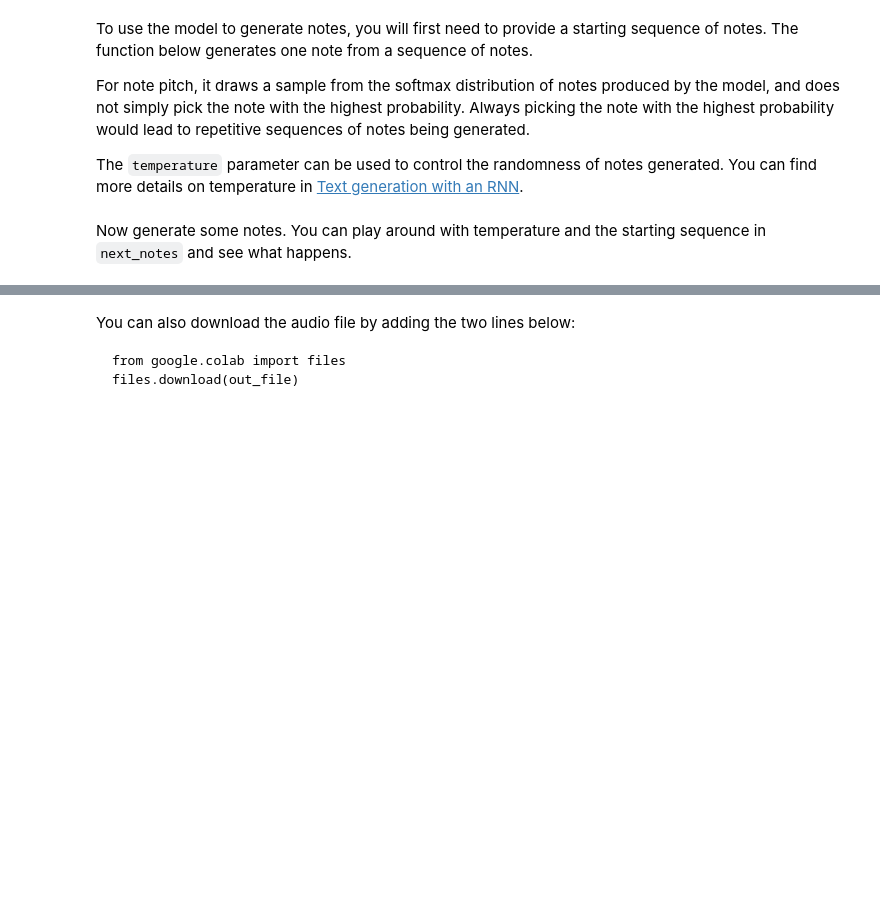
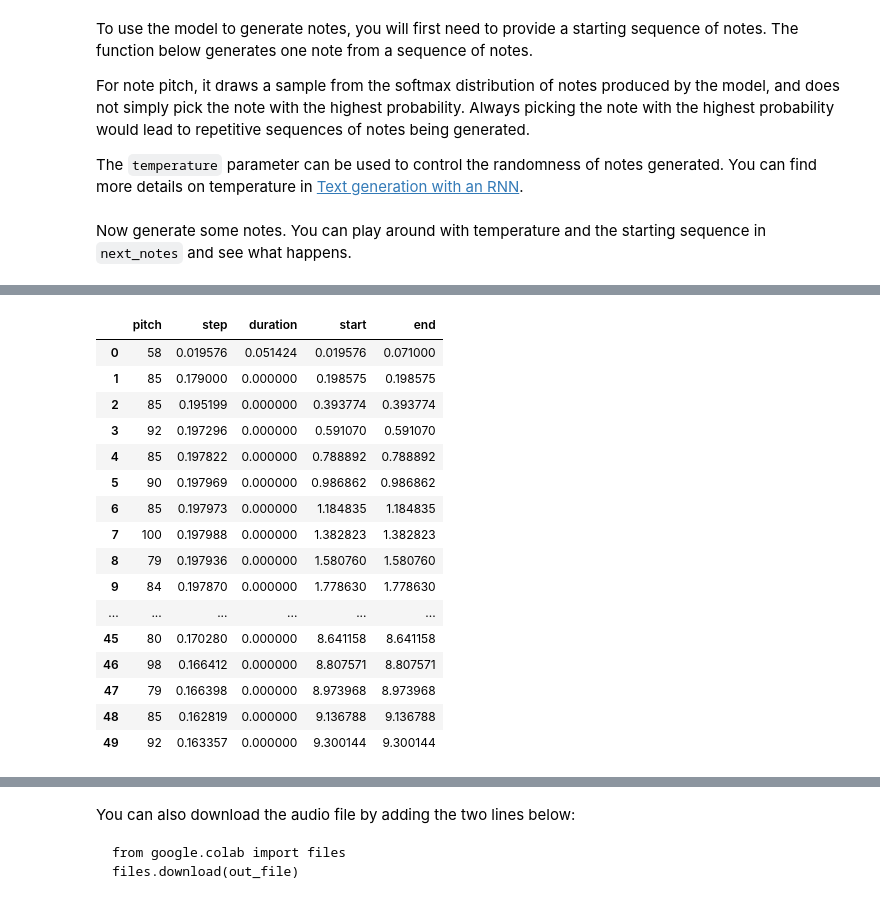
Before and after one commit to Acs176/music-rnn, a Jupyter notebook: music_generation.ipynb, the cells around one changed output, grey strips where cells are left out. Cells and saved outputs as stored; diff of their text form; code cells hidden in the pictures; blank space fills up the shorter version.

```diff
--- a/music_generation.ipynb
+++ b/music_generation.ipynb
@@ -505,0 +590,12 @@ model.compile(
+# %%
+avg = {'pitch': 4.3, 'step': 0.13, 'duration': 0.20}
+inv   = { k: 1.0/v for k,v in avg.items() }
+total = sum(inv.values())
+weights = { k: inv[k]/total for k in inv }
+print(weights)
+
+model.compile(
+    loss=loss,
+    loss_weights=weights,
+    optimizer=optimizer,
+)
@@ -512,7 +616,7 @@ Train the model.
 # %%
 callbacks = [
     tf.keras.callbacks.ModelCheckpoint(
-        filepath='./training_checkpoints/ckpt_{epoch}',
+        filepath='./training_checkpoints/ckpt_{epoch}.weights.h5',
         save_weights_only=True),
     tf.keras.callbacks.EarlyStopping(
         monitor='loss',
@@ -561,8 +685,8 @@ def predict_next_note(
   pitch_logits /= temperature
   pitch = tf.random.categorical(pitch_logits, num_samples=1)
   pitch = tf.squeeze(pitch, axis=-1)
-  duration = tf.squeeze(duration, axis=-1)
-  step = tf.squeeze(step, axis=-1)
+  duration = tf.squeeze(duration, axis=-1) * MAX_DURATION
+  step = tf.squeeze(step, axis=-1) * MAX_STEP
 
   # `step` and `duration` values should be non-negative
   step = tf.maximum(0, step)
@@ -572,7 +696,7 @@ def predict_next_note(
 # %% [markdown]
 Now generate some notes. You can play around with temperature and the starting sequence in `next_notes` and see what happens.
 # %%
-temperature = 2.0
+temperature = 2
 num_predictions = 120
 
 sample_notes = np.stack([raw_notes[key] for key in key_order], axis=1)
@@ -580,7 +704,13 @@ sample_notes = np.stack([raw_notes[key] for key in key_order], axis=1)
 # The initial sequence of notes; pitch is normalized similar to training
 # sequences
 input_notes = (
-    sample_notes[:seq_length] / np.array([vocab_size, 1, 1]))
+    sample_notes[seq_length:(seq_length*2):] / np.array([vocab_size, 1, 1]))
+
+df_notes = pd.DataFrame(
+    raw_notes[seq_length:(seq_length*2)], columns=(*key_order, 'start', 'end'))
+
+md_file = notes_to_midi(df_notes, out_file='output.mid', instrument_name=instrument_name)
+display_audio(md_file)
 
 generated_notes = []
 prev_start = 0
@@ -599,5 +747,23 @@ generated_notes = pd.DataFrame(
 # %%
-generated_notes.head(10)
+generated_notes.head(50)
+# %% [output]
+|  | pitch | step | duration | start | end |
+| 0 | 58 | 0.019576 | 0.051424 | 0.019576 | 0.071000 |
+| 1 | 85 | 0.179000 | 0.000000 | 0.198575 | 0.198575 |
+| 2 | 85 | 0.195199 | 0.000000 | 0.393774 | 0.393774 |
+| 3 | 92 | 0.197296 | 0.000000 | 0.591070 | 0.591070 |
+| 4 | 85 | 0.197822 | 0.000000 | 0.788892 | 0.788892 |
+| 5 | 90 | 0.197969 | 0.000000 | 0.986862 | 0.986862 |
+| 6 | 85 | 0.197973 | 0.000000 | 1.184835 | 1.184835 |
+| 7 | 100 | 0.197988 | 0.000000 | 1.382823 | 1.382823 |
+| 8 | 79 | 0.197936 | 0.000000 | 1.580760 | 1.580760 |
+| 9 | 84 | 0.197870 | 0.000000 | 1.778630 | 1.778630 |
+| ... | ... | ... | ... | ... | ... |
+| 45 | 80 | 0.170280 | 0.000000 | 8.641158 | 8.641158 |
+| 46 | 98 | 0.166412 | 0.000000 | 8.807571 | 8.807571 |
+| 47 | 79 | 0.166398 | 0.000000 | 8.973968 | 8.973968 |
+| 48 | 85 | 0.162819 | 0.000000 | 9.136788 | 9.136788 |
+| 49 | 92 | 0.163357 | 0.000000 | 9.300144 | 9.300144 |
 # %%
 out_file = 'output.mid'
 out_pm = notes_to_midi(
```
Also changed, not shown: parts of 23 cells of this notebook.
